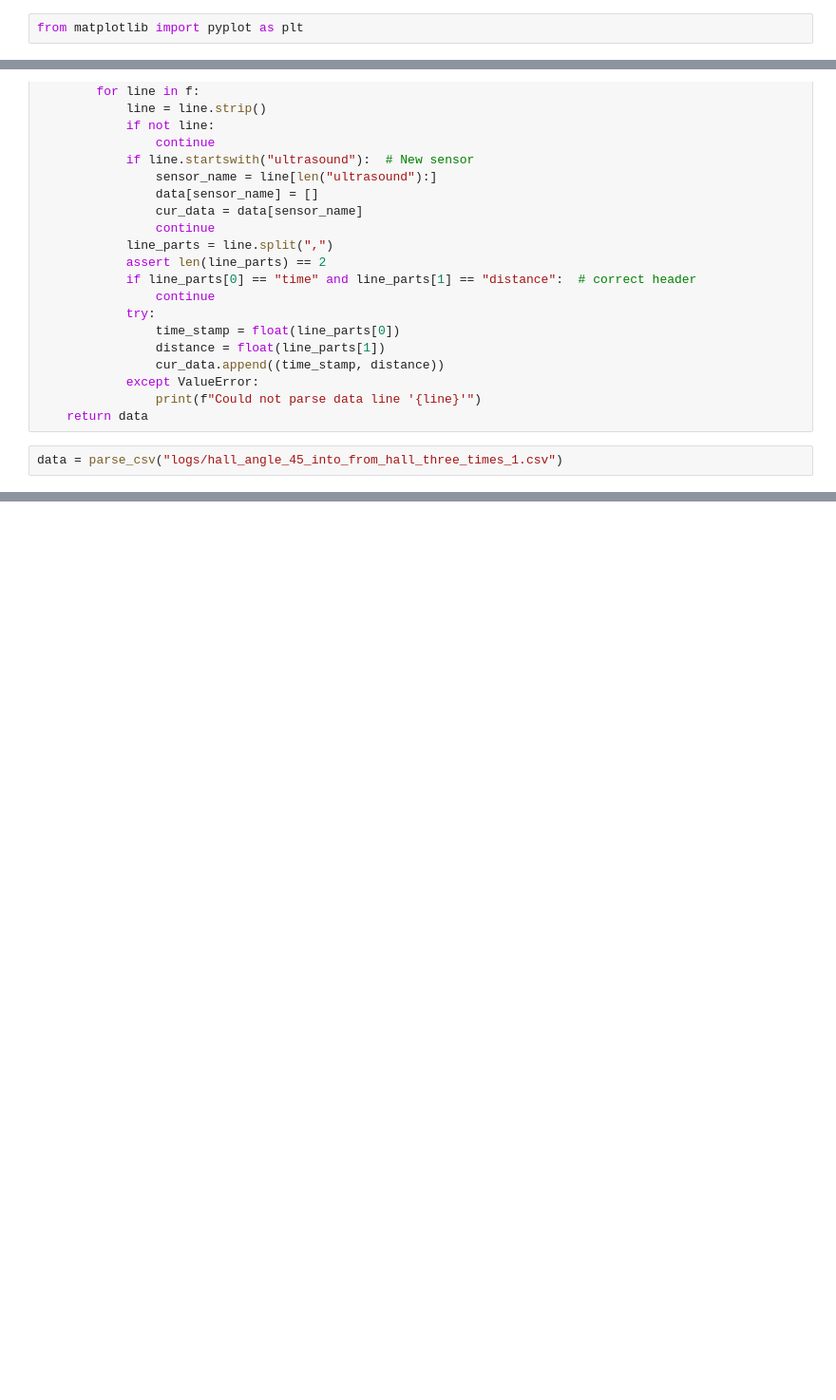
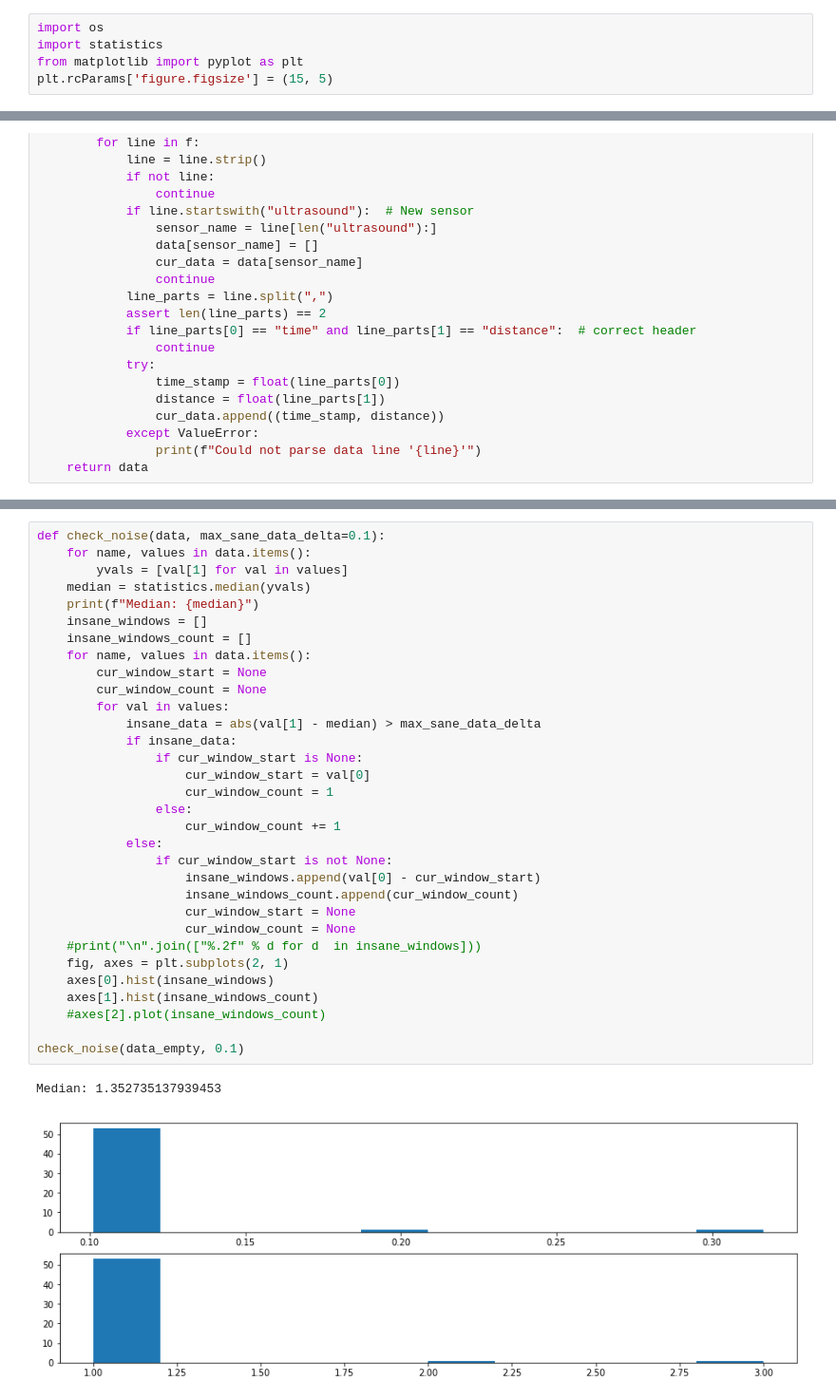
Before and after one commit to weramw/ultra_mt, a Jupyter notebook: Ultra Mt Data.ipynb, the cells around one changed output, grey strips where cells are left out. Shown at 95% size. Cells and saved outputs as stored; diff of their text form; blank space fills up the shorter version.

```diff
--- a/Ultra Mt Data.ipynb
+++ b/Ultra Mt Data.ipynb
@@ -1,5 +1,8 @@
 # %%
+import os
+import statistics
 from matplotlib import pyplot as plt
+plt.rcParams['figure.figsize'] = (15, 5)
 # %%
 def parse_csv(file_name):
     data = {}
@@ -25,6 +28,4 @@ def parse_csv(file_name):
             except ValueError:
                 print(f"Could not parse data line '{line}'")
     return data
-# %%
-data = parse_csv("logs/hall_angle_45_into_from_hall_three_times_1.csv")
 # %%
@@ -40,0 +98,35 @@ plot_data(data)
+# %%
+def check_noise(data, max_sane_data_delta=0.1):
+    for name, values in data.items():
+        yvals = [val[1] for val in values]
+    median = statistics.median(yvals)
+    print(f"Median: {median}")
+    insane_windows = []
+    insane_windows_count = []
+    for name, values in data.items():
+        cur_window_start = None
+        cur_window_count = None
+        for val in values:
+            insane_data = abs(val[1] - median) > max_sane_data_delta
+            if insane_data:
+                if cur_window_start is None:
+                    cur_window_start = val[0]
+                    cur_window_count = 1
+                else:
+                    cur_window_count += 1
+            else:
+                if cur_window_start is not None:
+                    insane_windows.append(val[0] - cur_window_start)
+                    insane_windows_count.append(cur_window_count)
+                    cur_window_start = None
+                    cur_window_count = None
+    #print("\n".join(["%.2f" % d for d  in insane_windows]))
+    fig, axes = plt.subplots(2, 1)
+    axes[0].hist(insane_windows)
+    axes[1].hist(insane_windows_count)
+    #axes[2].plot(insane_windows_count)
+
+check_noise(data_empty, 0.1)
+# %% [output]
+Median: 1.352735137939453
+[figure, added]
```
Also changed, not shown: parts of 4 cells of this notebook.
